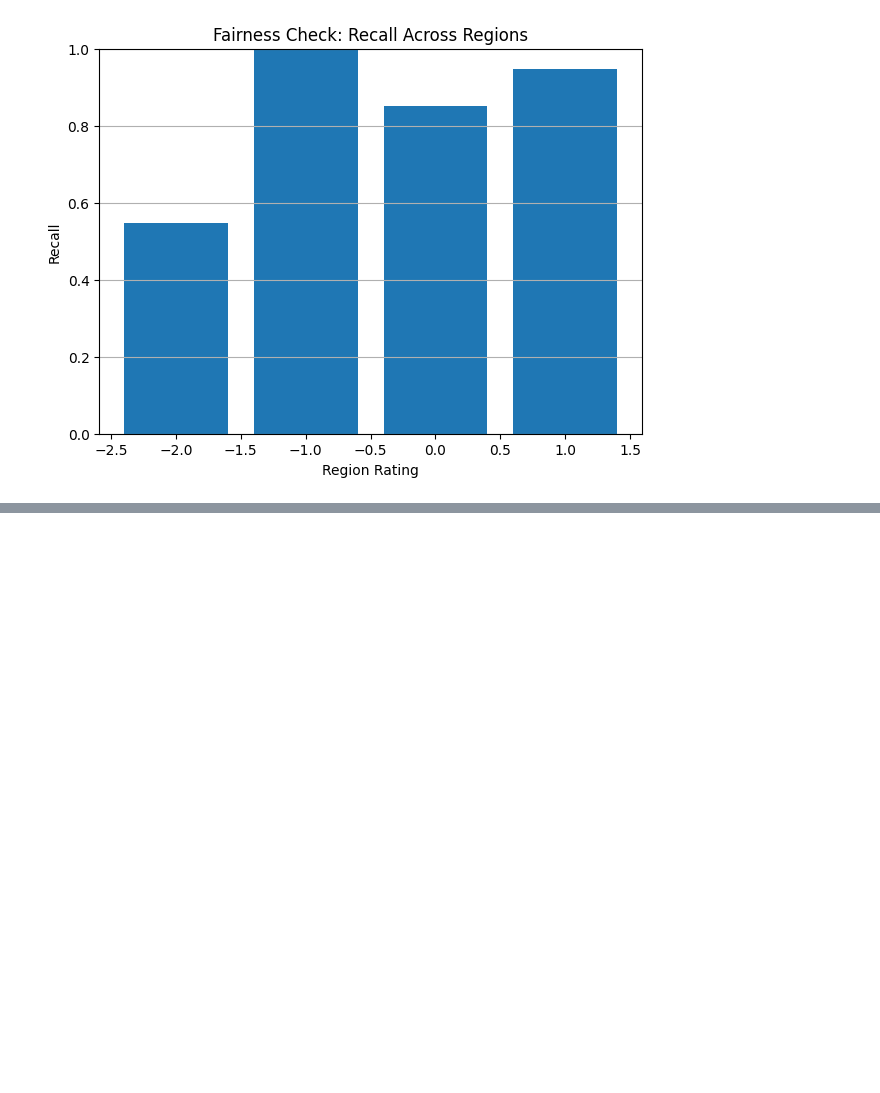
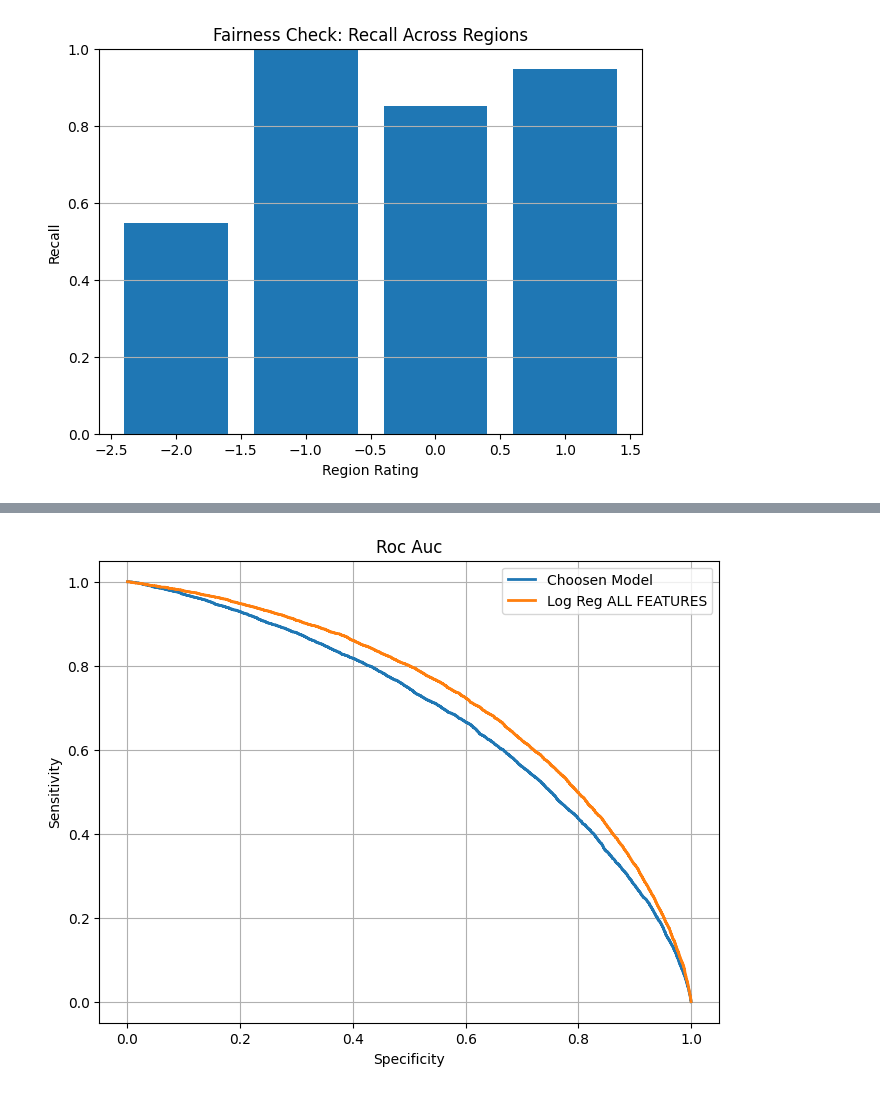
Before and after one commit to sumanth2122/403Project2, a Jupyter notebook: models.ipynb, the cells around one changed output, grey strips where cells are left out. Cells and saved outputs as stored; diff of their text form; code cells hidden in the pictures; blank space fills up the shorter version.

```diff
--- a/models.ipynb
+++ b/models.ipynb
@@ -1052,0 +1128,17 @@ Final high-corr feature list: ['TARGET', 'EXT_SOURCE_2', 'ext2_sq', 'prev_refuse
+# %%
+# -------------------------------------------------------------
+# 6. Plot
+# -------------------------------------------------------------
+plt.figure(figsize=(8, 6))
+
+plt.plot(spec_c, sens_c, label="Choosen Model", linewidth=2)
+plt.plot(spec_a, sens_a, label="Log Reg ALL FEATURES", linewidth=2)
+
+plt.xlabel("Specificity")
+plt.ylabel("Sensitivity")
+plt.title("Roc Auc")
+plt.grid(True)
+plt.legend()
+plt.show()
+# %% [output]
+[figure, added]
```
Also changed, not shown: parts of 13 cells of this notebook, 1 other file.
